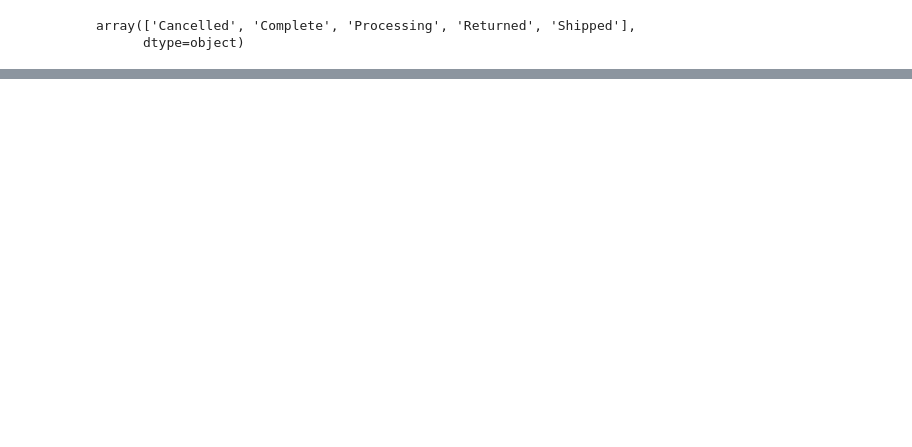
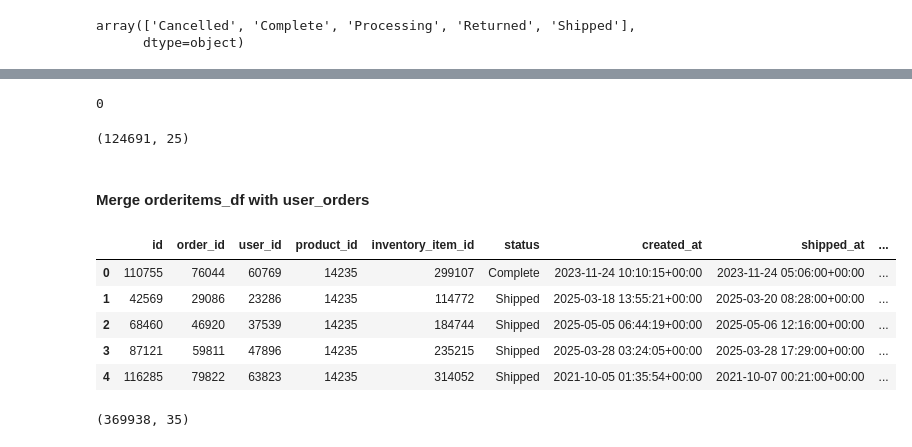
Before and after one commit to JuliusFemi/Capstone_project, a Jupyter notebook: code.ipynb, the cells around one changed output, grey strips where cells are left out. Saved outputs shown, nothing was run; the diff lists cells and outputs as text; code cells hidden in the pictures; blank space fills up the shorter version.

```diff
--- a/code.ipynb
+++ b/code.ipynb
@@ -359,0 +792,21 @@ orders_df.head()
+# %%
+# check duplicates
+
+user_orders.duplicated().sum()
+# %% [output]
+0
+# %%
+user_orders.shape
+# %% [output]
+(124691, 25)
+# %% [markdown]
+#### Merge orderitems_df with user_orders
+# %%
+orderitems_df.head(5)
+# %% [output]
+|  | id | order_id | user_id | product_id | inventory_item_id | status | created_at | shipped_at | ... |
+| 0 | 110755 | 76044 | 60769 | 14235 | 299107 | Complete | 2023-11-24 10:10:15+00:00 | 2023-11-24 05:06:00+00:00 | ... |
+| 1 | 42569 | 29086 | 23286 | 14235 | 114772 | Shipped | 2025-03-18 13:55:21+00:00 | 2025-03-20 08:28:00+00:00 | ... |
+| 2 | 68460 | 46920 | 37539 | 14235 | 184744 | Shipped | 2025-05-05 06:44:19+00:00 | 2025-05-06 12:16:00+00:00 | ... |
+| 3 | 87121 | 59811 | 47896 | 14235 | 235215 | Shipped | 2025-03-28 03:24:05+00:00 | 2025-03-28 17:29:00+00:00 | ... |
+| 4 | 116285 | 79822 | 63823 | 14235 | 314052 | Shipped | 2021-10-05 01:35:54+00:00 | 2021-10-07 00:21:00+00:00 | ... |
@@ -359,0 +815,5 @@ orders_df.head()
+# %%
+#confirm shape
+complete_orders_df.shape
+# %% [output]
+(369938, 35)
```
Also changed, not shown: parts of 65 cells of this notebook, 2 other files.
